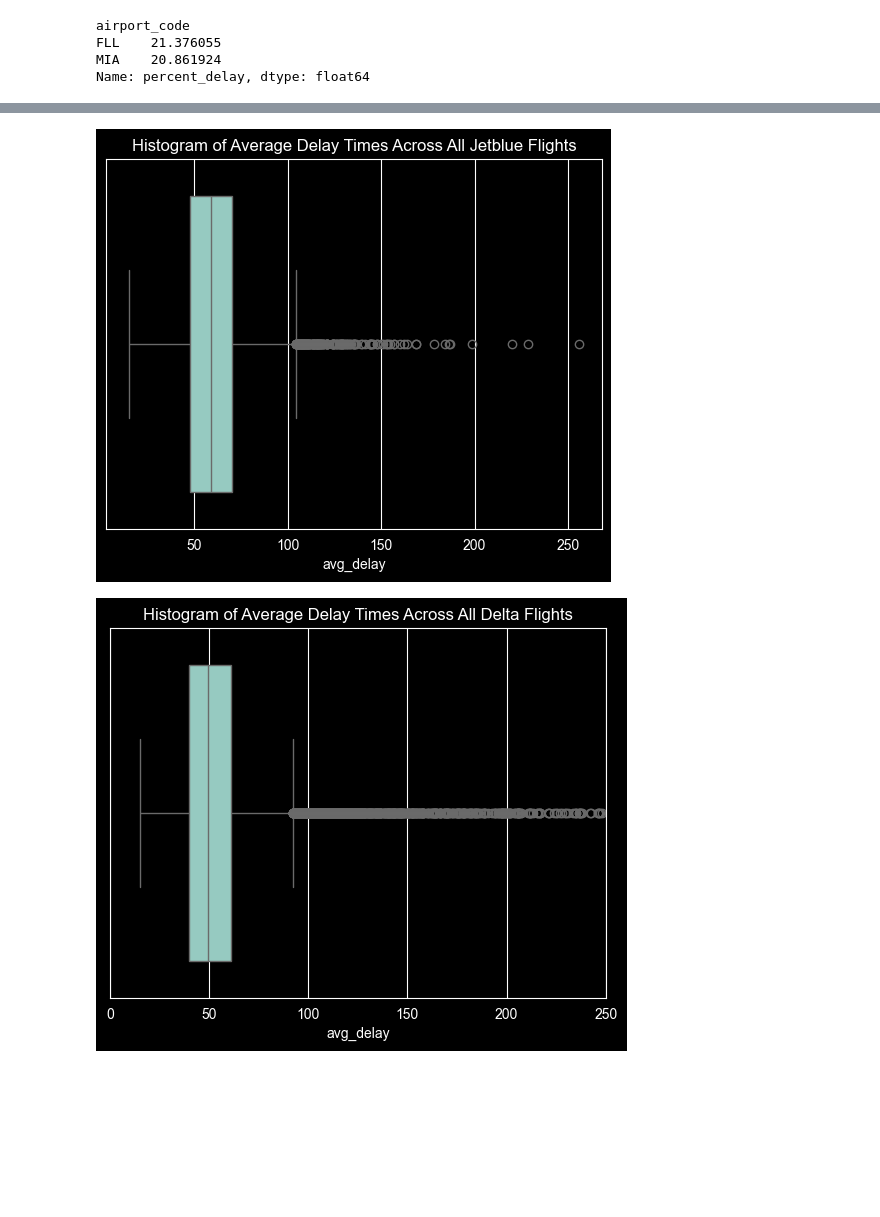
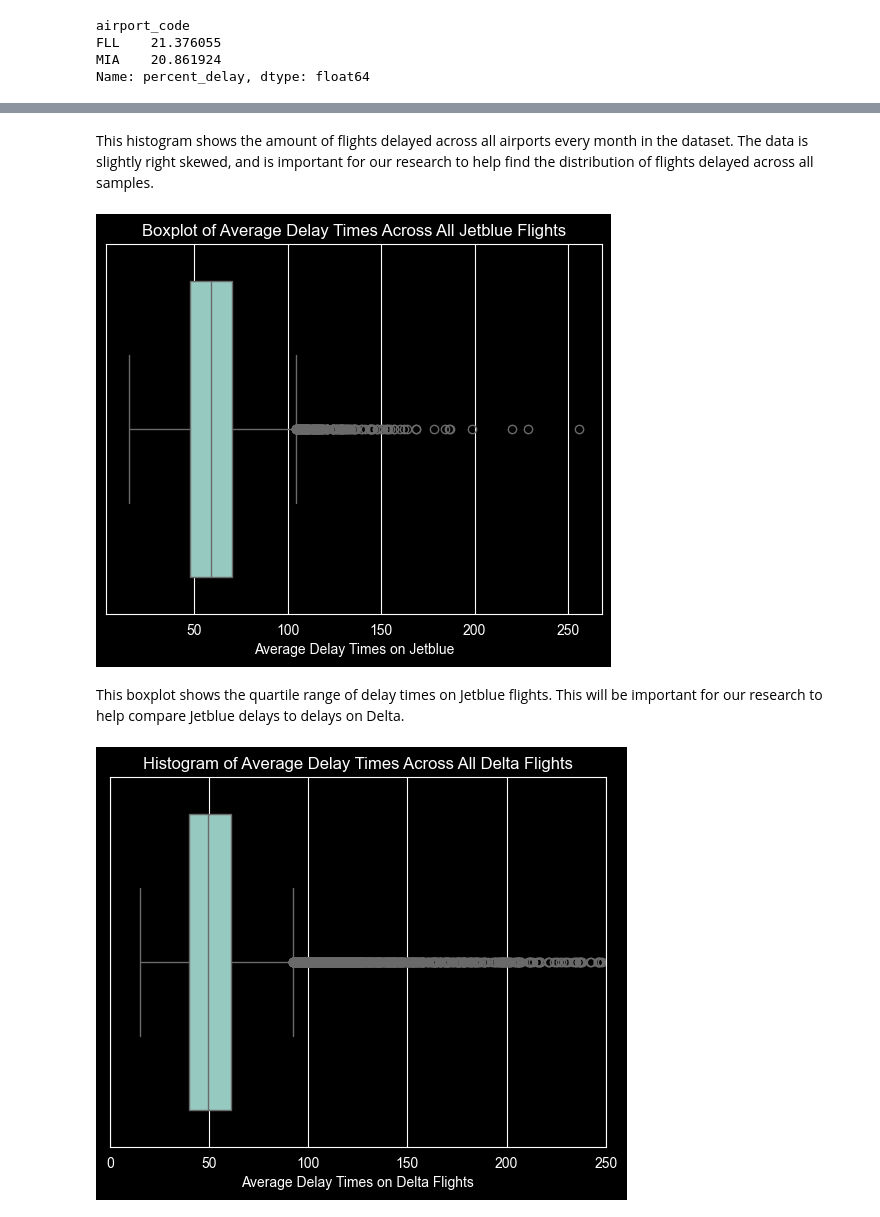
Before and after one commit to srlevine02-lab/FAU_Semester_Project, a Jupyter notebook: airline.ipynb, the cells around one changed output, grey strips where cells are left out. Saved outputs shown, nothing was run; the diff lists cells and outputs as text; code cells hidden in the pictures; blank space fills up the shorter version.

```diff
--- a/airline.ipynb
+++ b/airline.ipynb
@@ -285,13 +289,19 @@ plt.show()
+# %% [markdown]
+This histogram shows the amount of flights delayed across all airports every month in the dataset.  The data is slightly right skewed, and is important for our research to help find the distribution of flights delayed across all samples.
 # %%
 sns.boxplot(data = df_jetblue, x = 'avg_delay')
-plt.title('Histogram of Average Delay Times Across All Jetblue Flights')
+plt.title('Boxplot of Average Delay Times Across All Jetblue Flights')
+plt.xlabel('Average Delay Times on Jetblue')
 plt.show()
 # %% [output]
-[figure, old version]
+[figure, new version]
+# %% [markdown]
+This boxplot shows the quartile range of delay times on Jetblue flights.  This will be important for our research to help compare Jetblue delays to delays on Delta.
 # %%
 sns.boxplot(data = df_delta, x = 'avg_delay')
 plt.title('Histogram of Average Delay Times Across All Delta Flights')
+plt.xlabel('Average Delay Times on Delta Flights')
 plt.xlim(0,250)
 plt.show()
 # %% [output]
-[figure, old version]
+[figure, new version]
```
Also changed, not shown: parts of 11 cells of this notebook.
